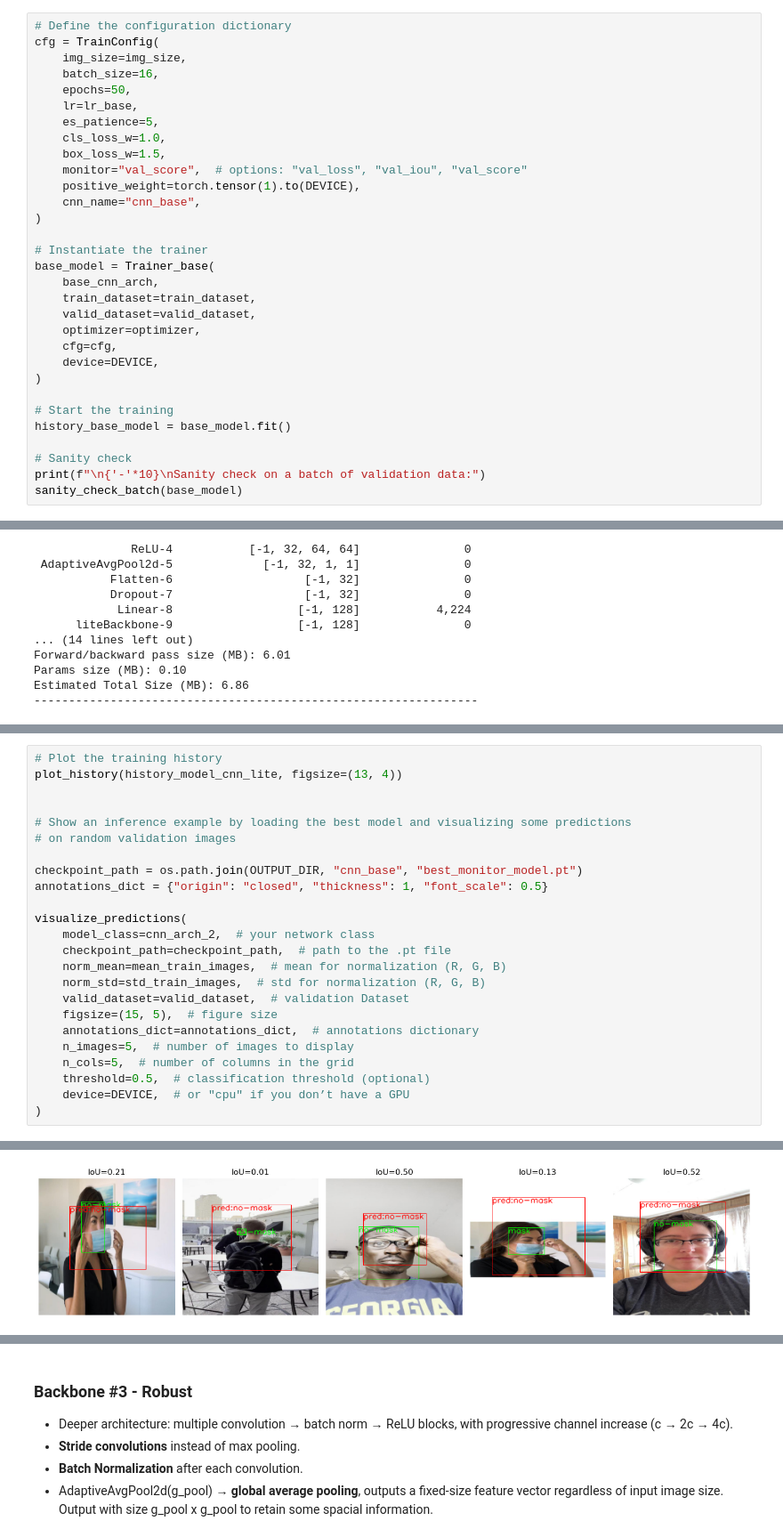
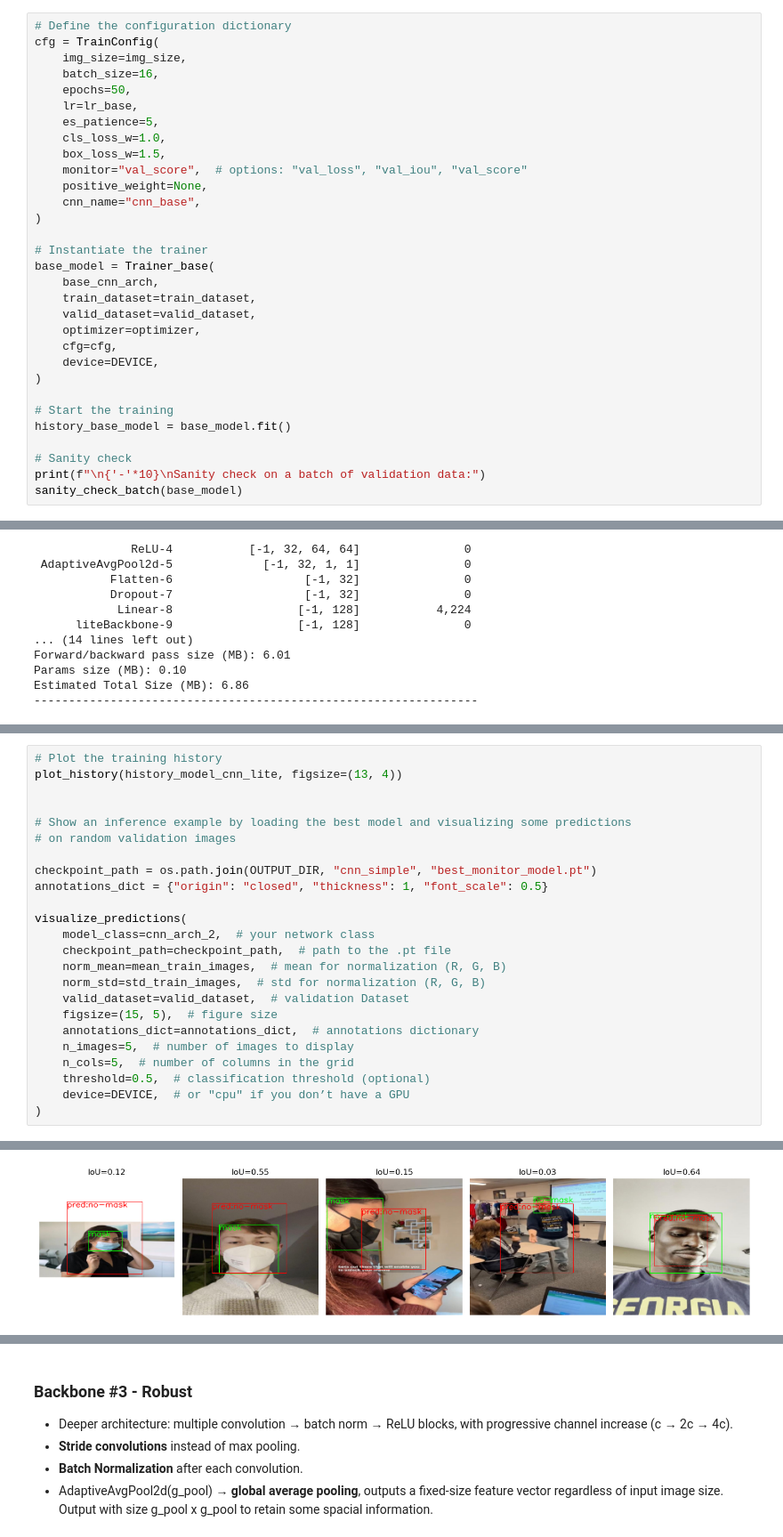
Before and after one commit to JhonattanReales21/Kaggle_CNN_competition_ML4_MIAA, a Jupyter notebook: notebooks/cnn_personalized.ipynb, the cells around one changed output, grey strips where cells are left out. Shown at 89% size. Saved outputs shown, nothing was run; the diff lists cells and outputs as text.

```diff
--- a/notebooks/cnn_personalized.ipynb
+++ b/notebooks/cnn_personalized.ipynb
@@ -241,7 +238,7 @@ cfg = TrainConfig(
     cls_loss_w=1.0,
     box_loss_w=1.5,
     monitor="val_score",  # options: "val_loss", "val_iou", "val_score"
-    positive_weight=torch.tensor(1).to(DEVICE),
+    positive_weight=None,
     cnn_name="cnn_base",
 )
 
@@ -396,7 +403,7 @@ plot_history(history_model_cnn_lite, figsize=(13, 4))
 # Show an inference example by loading the best model and visualizing some predictions
 # on random validation images
 
-checkpoint_path = os.path.join(OUTPUT_DIR, "cnn_base", "best_monitor_model.pt")
+checkpoint_path = os.path.join(OUTPUT_DIR, "cnn_simple", "best_monitor_model.pt")
 annotations_dict = {"origin": "closed", "thickness": 1, "font_scale": 0.5}
 
 visualize_predictions(
@@ -417,5 +424,5 @@ visualize_predictions(
 # of images selected: 5
-[figure, old version]
+[figure, new version]
 # %%
 # Free up memory
 del model
```
Also changed, not shown: parts of 17 cells of this notebook, 1 other file.
